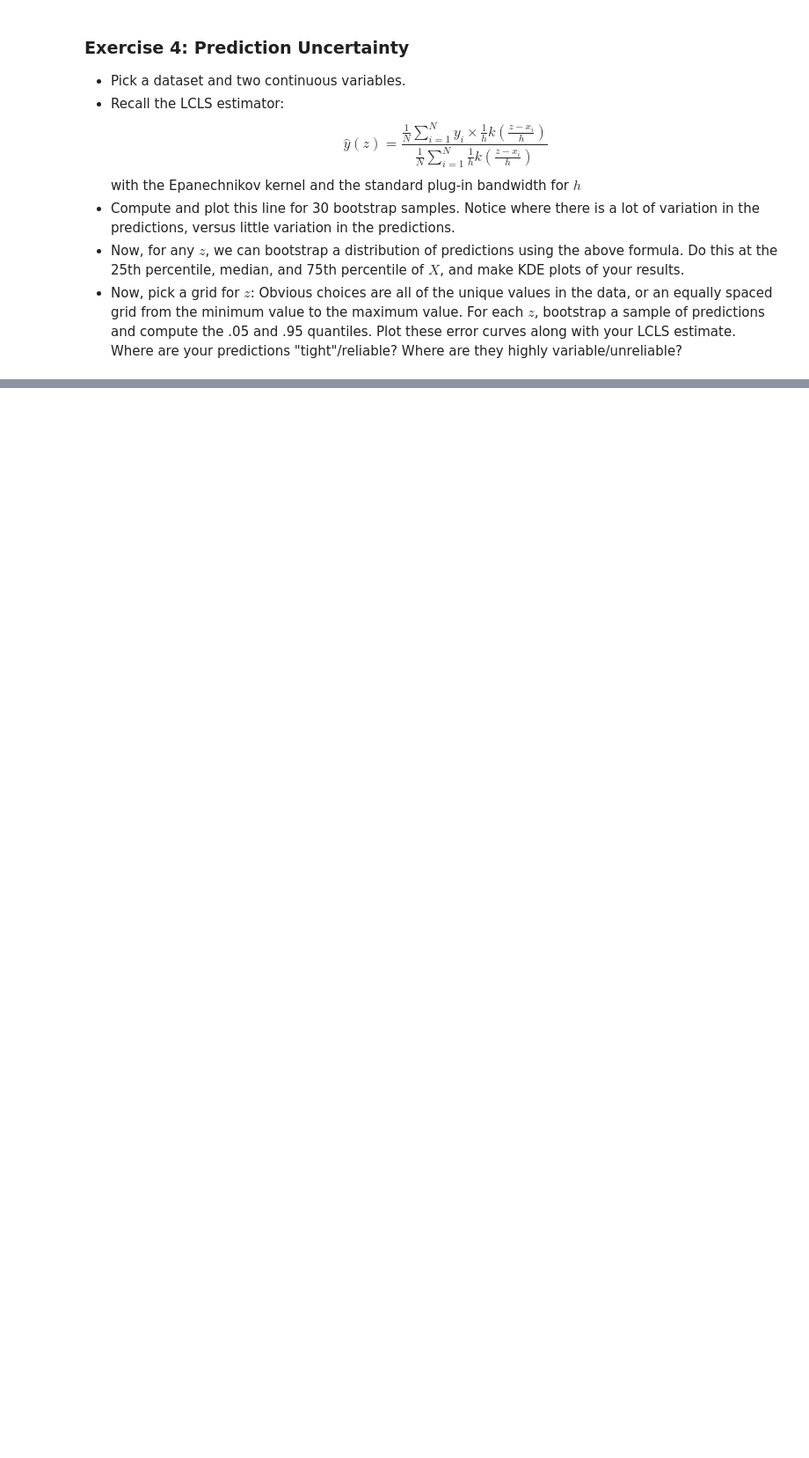
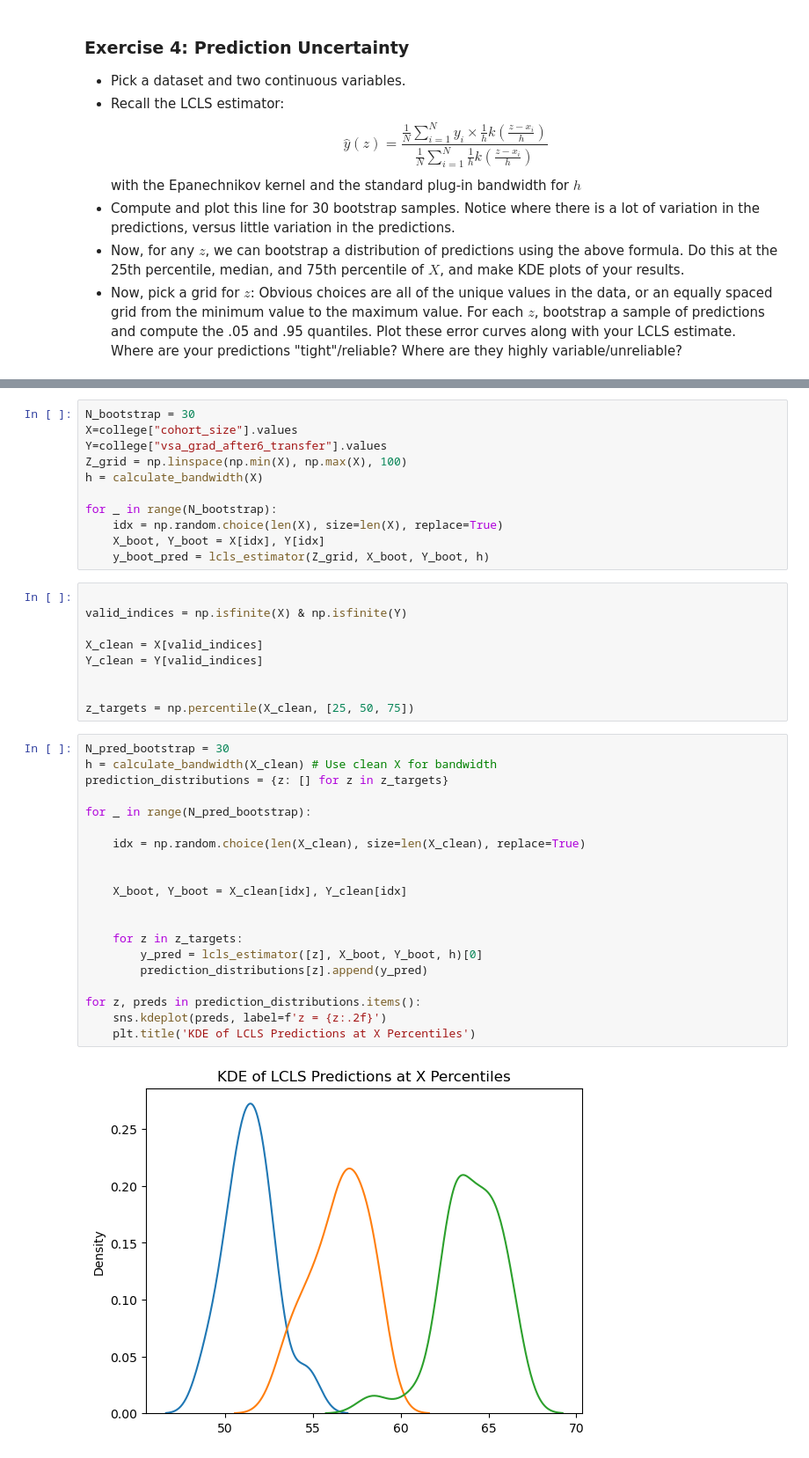
Before and after one commit to yani-iben/understanding_uncertainty_assignment4, a Jupyter notebook: assignment_4.ipynb, the cells around one changed output, grey strips where cells are left out. Shown at 88% size. Cells and saved outputs as stored; diff of their text form; blank space fills up the shorter version.

```diff
--- a/assignment_4.ipynb
+++ b/assignment_4.ipynb
@@ -39,0 +248,42 @@ with the Epanechnikov kernel and the standard plug-in bandwidth for $h$
+# %%
+N_bootstrap = 30
+X=college["cohort_size"].values
+Y=college["vsa_grad_after6_transfer"].values
+Z_grid = np.linspace(np.min(X), np.max(X), 100)
+h = calculate_bandwidth(X)
+
+for _ in range(N_bootstrap):
+    idx = np.random.choice(len(X), size=len(X), replace=True)
+    X_boot, Y_boot = X[idx], Y[idx]
+    y_boot_pred = lcls_estimator(Z_grid, X_boot, Y_boot, h)
+# %%
+
+valid_indices = np.isfinite(X) & np.isfinite(Y)
+
+X_clean = X[valid_indices]
+Y_clean = Y[valid_indices]
+
+
+z_targets = np.percentile(X_clean, [25, 50, 75])
+# %%
+N_pred_bootstrap = 30
+h = calculate_bandwidth(X_clean) # Use clean X for bandwidth
+prediction_distributions = {z: [] for z in z_targets}
+
+for _ in range(N_pred_bootstrap):
+
+    idx = np.random.choice(len(X_clean), size=len(X_clean), replace=True)
+
+
+    X_boot, Y_boot = X_clean[idx], Y_clean[idx]
+
+
+    for z in z_targets:
+        y_pred = lcls_estimator([z], X_boot, Y_boot, h)[0]
+        prediction_distributions[z].append(y_pred)
+
+for z, preds in prediction_distributions.items():
+    sns.kdeplot(preds, label=f'z = {z:.2f}')
+    plt.title('KDE of LCLS Predictions at X Percentiles')
+# %% [output]
+[figure, added]
```
Also changed, not shown: parts of 26 cells of this notebook, 1 other file.
